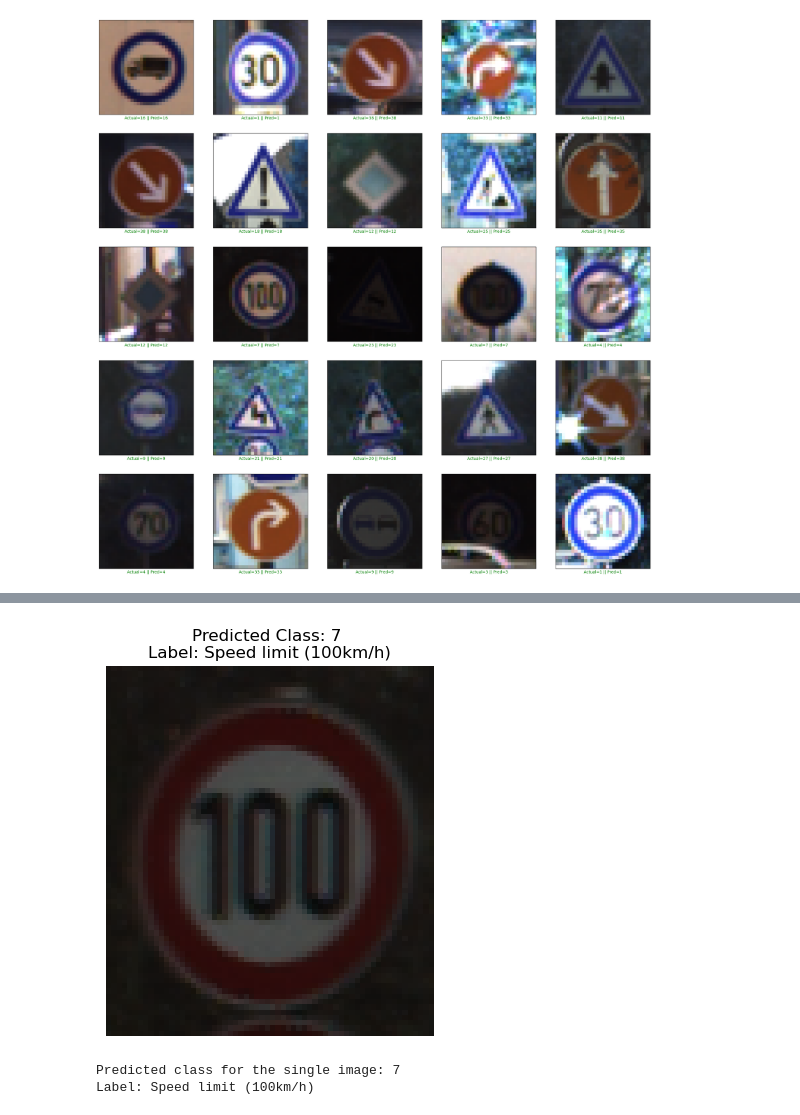
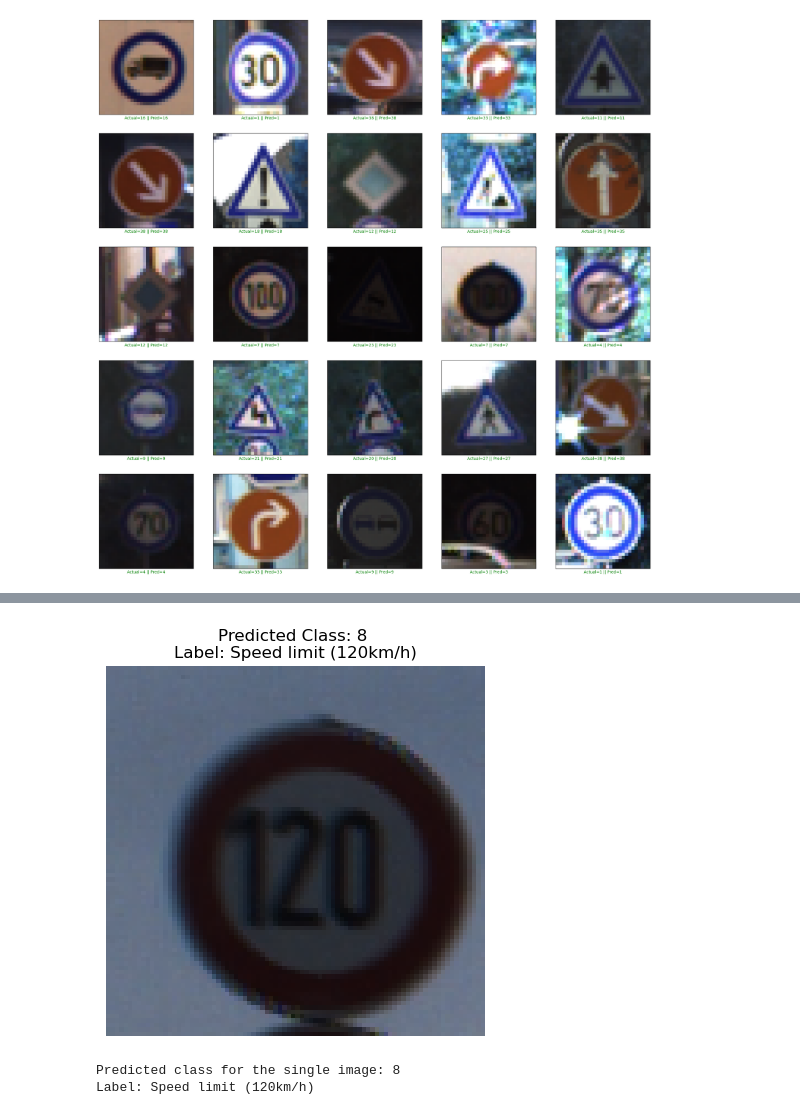
Before and after one commit to dssushruth2000/Traffic-Sign-Recognition, a Jupyter notebook: Final_Project_Traffic.ipynb, the cells around one changed output, grey strips where cells are left out. Saved outputs shown, nothing was run; the diff lists cells and outputs as text; code cells hidden in the pictures.

```diff
--- a/Final_Project_Traffic.ipynb
+++ b/Final_Project_Traffic.ipynb
@@ -774,7 +774,7 @@ import cv2
 from PIL import Image
 
 # Load and preprocess the image
-image_path = "gtsrb/Test/00121.png"
+image_path = "gtsrb/Test/00123.png"
 image = cv2.imread(image_path)
 image_fromarray = Image.fromarray(image, 'RGB')
 resize_image = image_fromarray.resize((30, 30))
@@ -800,3 +800,3 @@ print("Label:", label)
-[figure, old version]
+[figure, new version]
-Predicted class for the single image: 7
-Label: Speed limit (100km/h)
+Predicted class for the single image: 8
+Label: Speed limit (120km/h)
```
Also changed, not shown: parts of 1 cell of this notebook, 1 other file.
